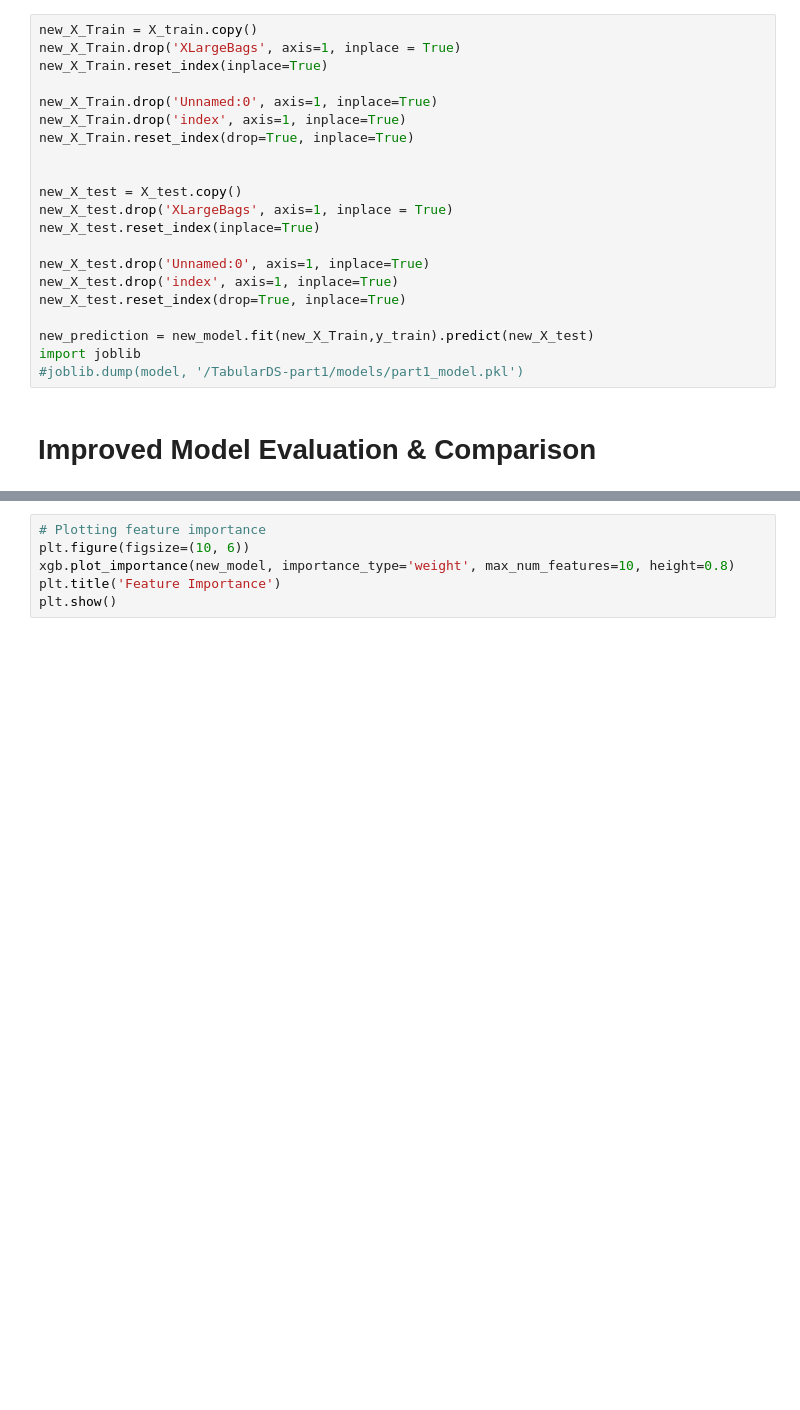
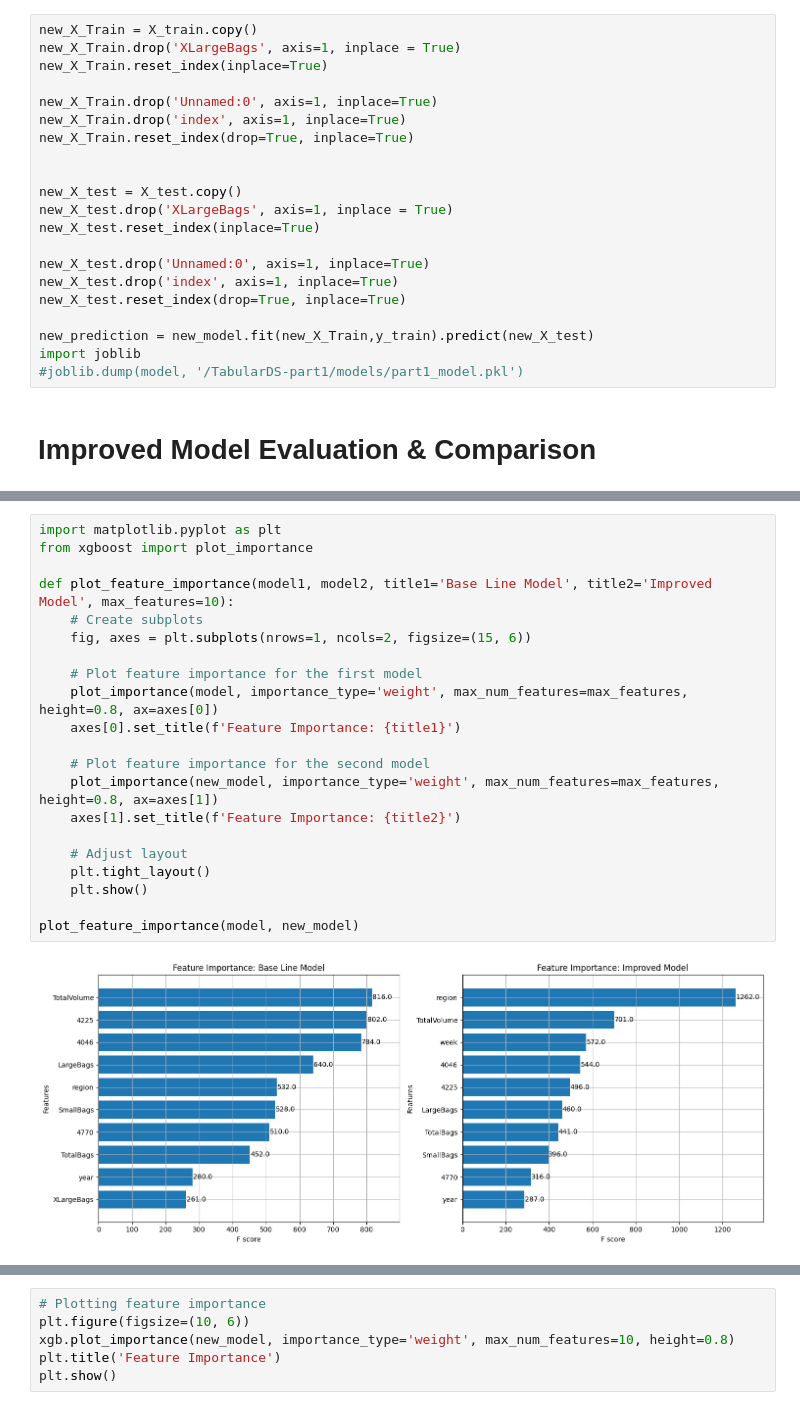
Before and after one commit to ItamarBerger/TabularDS, a Jupyter notebook: TDS_part2.ipynb, the cells around one changed output, grey strips where cells are left out. Drawn from its saved outputs; the diff is of its cells as text; blank space fills up the shorter version.

```diff
--- a/TDS_part2.ipynb
+++ b/TDS_part2.ipynb
@@ -383,0 +394,23 @@ plt.show()
+# %%
+import matplotlib.pyplot as plt
+from xgboost import plot_importance
+
+def plot_feature_importance(model1, model2, title1='Base Line Model', title2='Improved Model', max_features=10):
+    # Create subplots
+    fig, axes = plt.subplots(nrows=1, ncols=2, figsize=(15, 6))
+
+    # Plot feature importance for the first model
+    plot_importance(model, importance_type='weight', max_num_features=max_features, height=0.8, ax=axes[0])
+    axes[0].set_title(f'Feature Importance: {title1}')
+
+    # Plot feature importance for the second model
+    plot_importance(new_model, importance_type='weight', max_num_features=max_features, height=0.8, ax=axes[1])
+    axes[1].set_title(f'Feature Importance: {title2}')
+
+    # Adjust layout
+    plt.tight_layout()
+    plt.show()
+
+plot_feature_importance(model, new_model)
+# %% [output]
+[figure, added]
```
Also changed, not shown: parts of 11 cells of this notebook.
